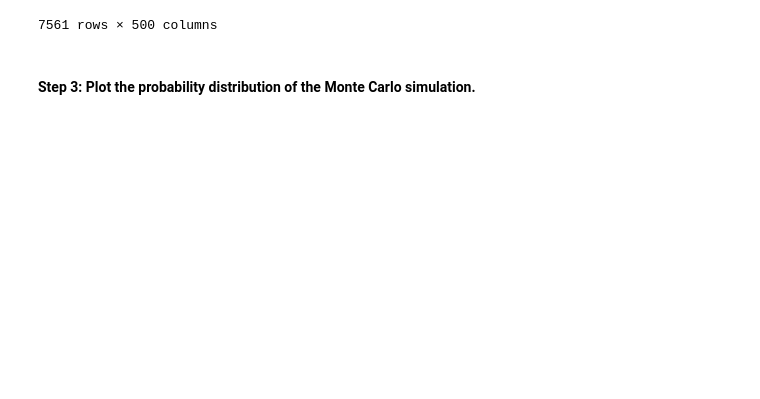
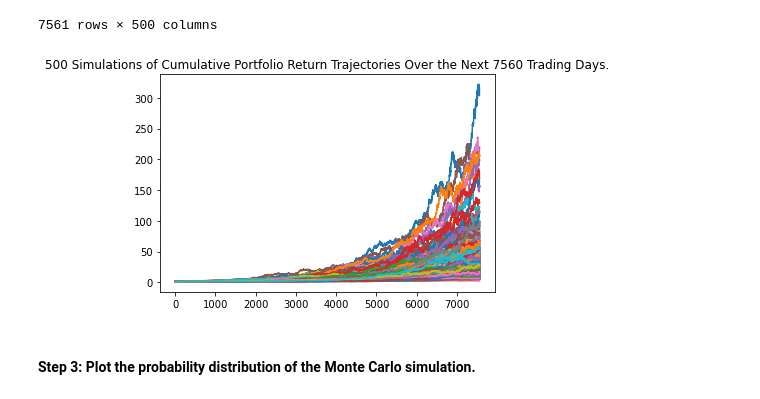
Before and after one commit to ForrestSurles/Retirement_Portfolio_Planner, a Jupyter notebook: financial_planning_tools.ipynb, the cells around one changed output. Drawn from its saved outputs; the diff is of its cells as text; code cells hidden in the pictures; blank space fills up the shorter version.

Commit message:
Generate sim results plots and statistics table

```diff
--- a/financial_planning_tools.ipynb
+++ b/financial_planning_tools.ipynb
@@ -549,7 +549,9 @@ Running Monte Carlo simulation number 490.
 # %%
 # Visualize the 30-year Monte Carlo simulation by creating an
 # overlay line plot
-# YOUR CODE HERE
+MC_spy_line_plot = MC_spy.plot_simulation()
+# %% [output]
+[figure, added]
 # %% [markdown]
 #### Step 3: Plot the probability distribution of the Monte Carlo simulation.
 # %%
```
Also changed, not shown: parts of 2 cells of this notebook.
